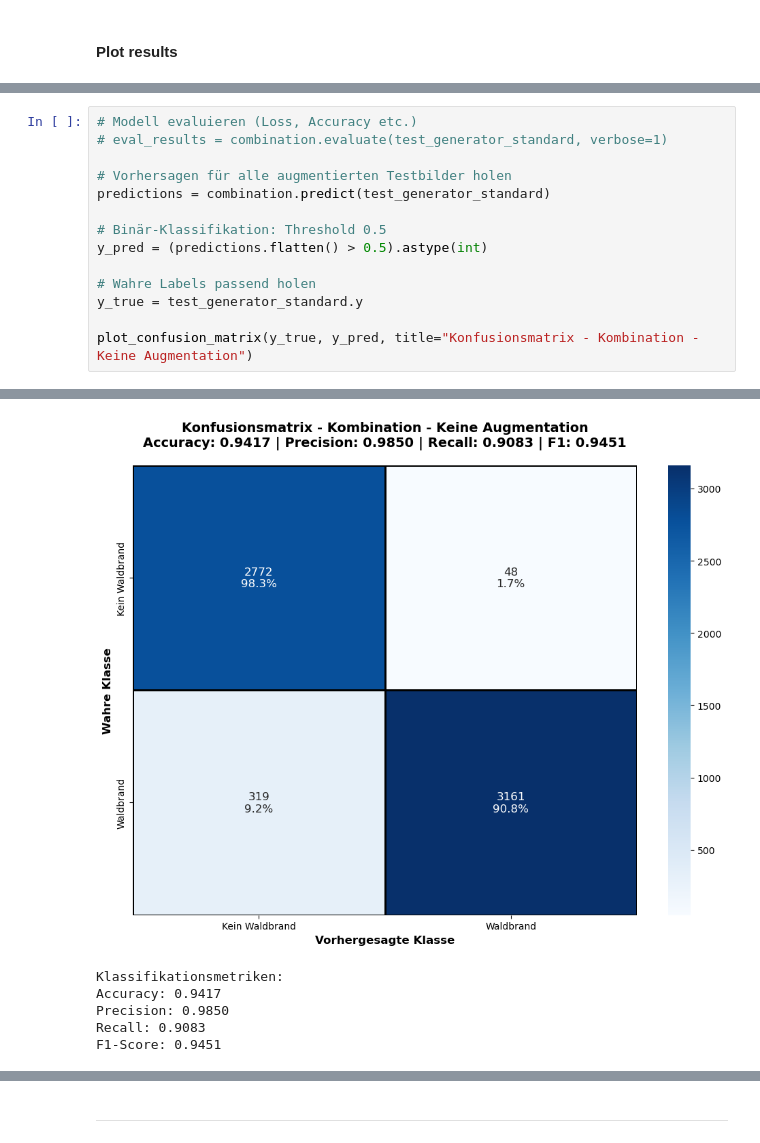
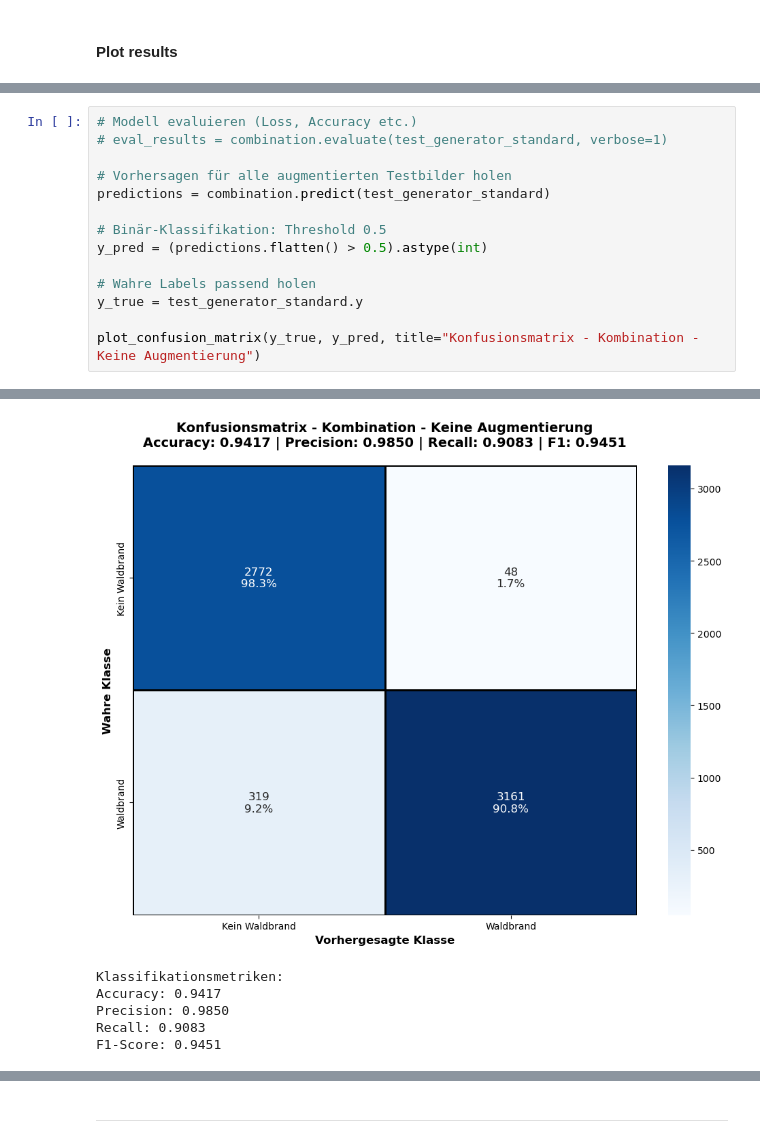
Before and after one commit to Benedikt52/ADA, a Jupyter notebook: Augmentation-Copy2.ipynb, the cells around one changed output, grey strips where cells are left out. Drawn from its saved outputs; the diff is of its cells as text.

```diff
--- a/Augmentation-Copy2.ipynb
+++ b/Augmentation-Copy2.ipynb
@@ -293,5 +291,5 @@ y_pred = (predictions.flatten() > 0.5).astype(int)
 # Wahre Labels passend holen
 y_true = test_generator_standard.y
 
-plot_confusion_matrix(y_true, y_pred, title="Konfusionsmatrix - Kombination - Keine Augmentation")
+plot_confusion_matrix(y_true, y_pred, title="Konfusionsmatrix - Kombination - Keine Augmentierung")
 # %% [output]
@@ -299,6 +297,6 @@ plot_confusion_matrix(y_true, y_pred, title="Konfusionsmatrix - Kombination - Ke
 CM in der Funktion: [[2772   48]
  [ 319 3161]]
-[figure, old version]
+[figure, new version]
 Klassifikationsmetriken:
 Accuracy: 0.9417
 Precision: 0.9850
```
Also changed, not shown: parts of 4 cells of this notebook.
